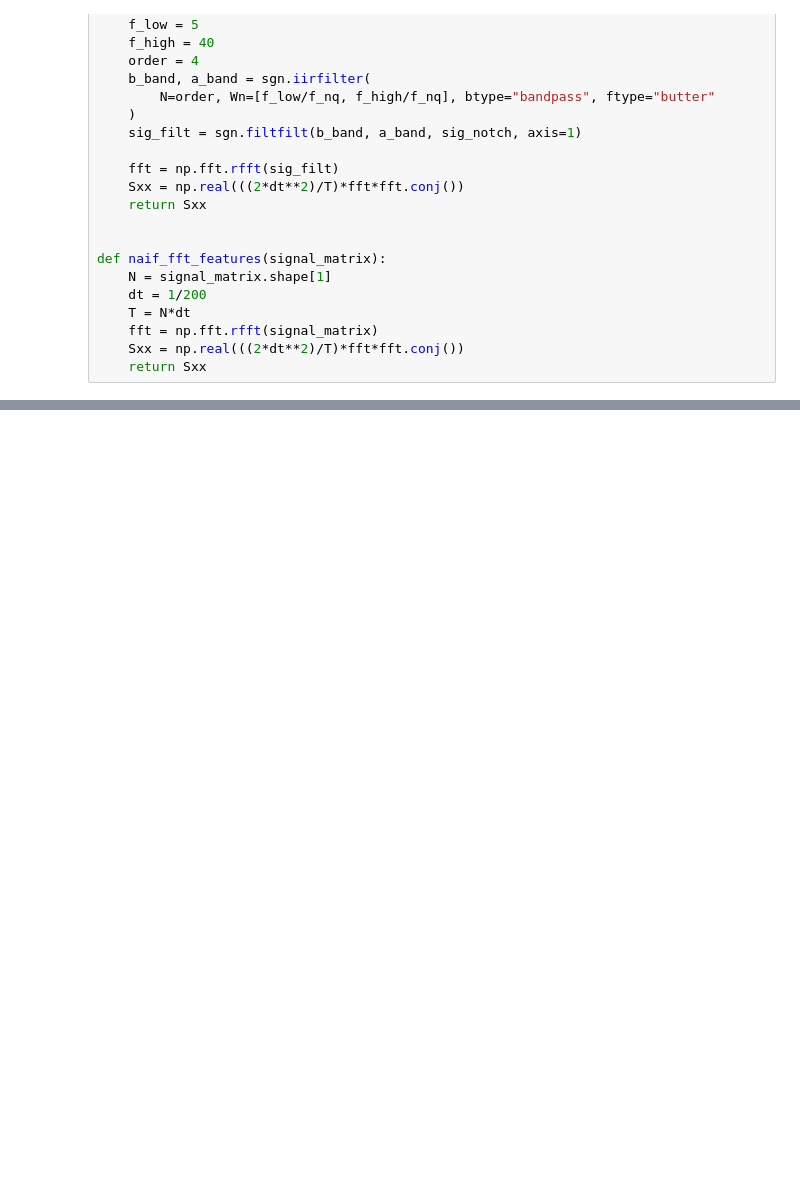
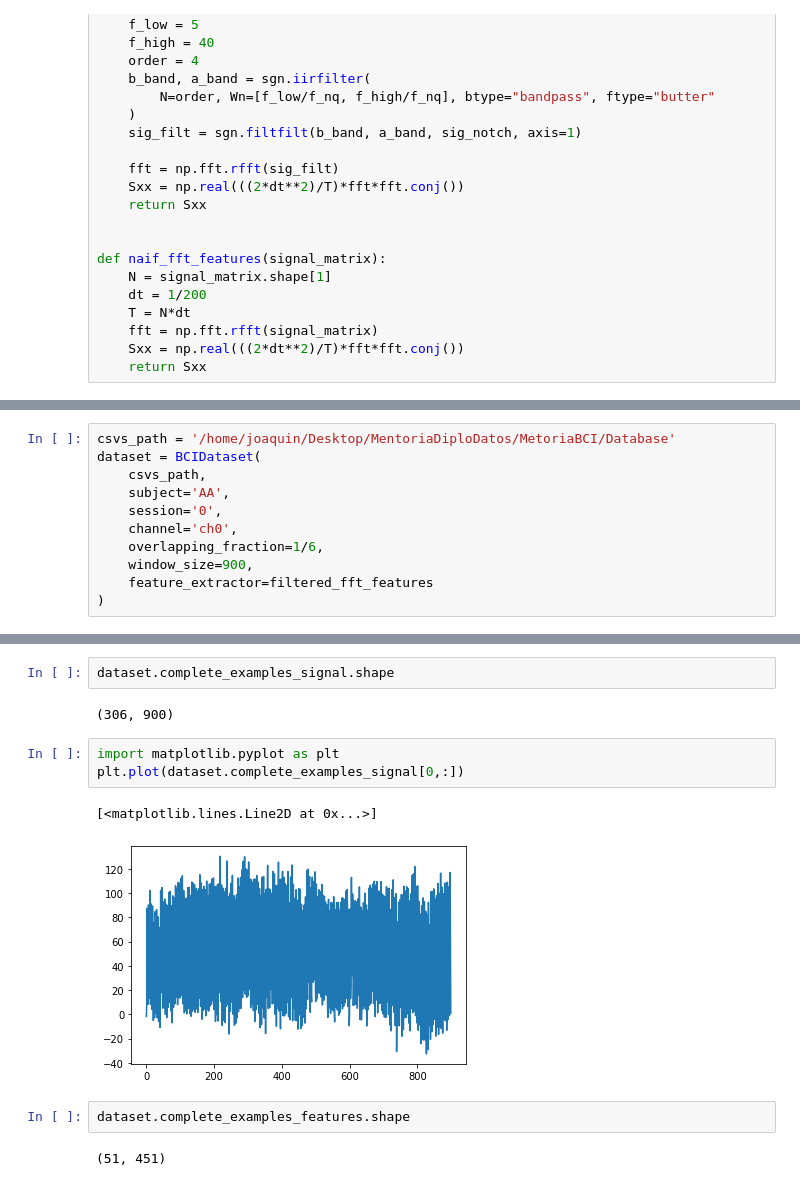
Before and after one commit to joaco18/MentoriaBCI, a Jupyter notebook: codigo_notebooks/TP3.ipynb, the cells around one changed output, grey strips where cells are left out. Cells and saved outputs as stored; diff of their text form; blank space fills up the shorter version.

Commit message:
Add examples

```diff
--- a/codigo_notebooks/TP3.ipynb
+++ b/codigo_notebooks/TP3.ipynb
@@ -226,0 +240,11 @@ plt.ylim([0,6])
+# %%
+csvs_path = '/home/joaquin/Desktop/MentoriaDiploDatos/MetoriaBCI/Database'
+dataset = BCIDataset(
+    csvs_path,
+    subject='AA',
+    session='0',
+    channel='ch0',
+    overlapping_fraction=1/6,
+    window_size=900,
+    feature_extractor=filtered_fft_features
+)
@@ -226,0 +265,14 @@ plt.ylim([0,6])
+# %%
+dataset.complete_examples_signal.shape
+# %% [output]
+(306, 900)
+# %%
+import matplotlib.pyplot as plt
+plt.plot(dataset.complete_examples_signal[0,:])
+# %% [output]
+[<matplotlib.lines.Line2D at 0x...>]
+[figure, added]
+# %%
+dataset.complete_examples_features.shape
+# %% [output]
+(51, 451)
```
Also changed, not shown: parts of 13 cells of this notebook.
